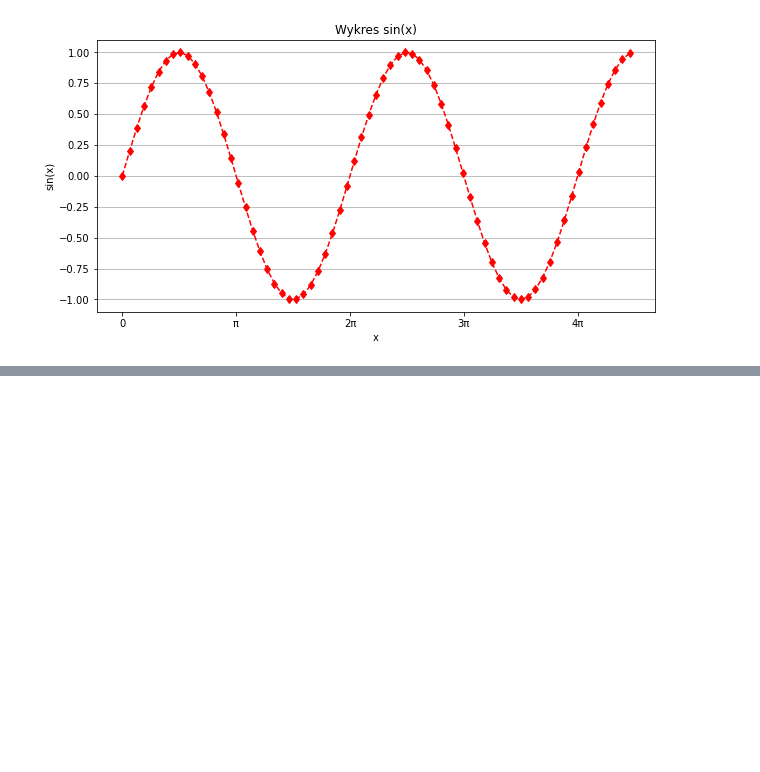
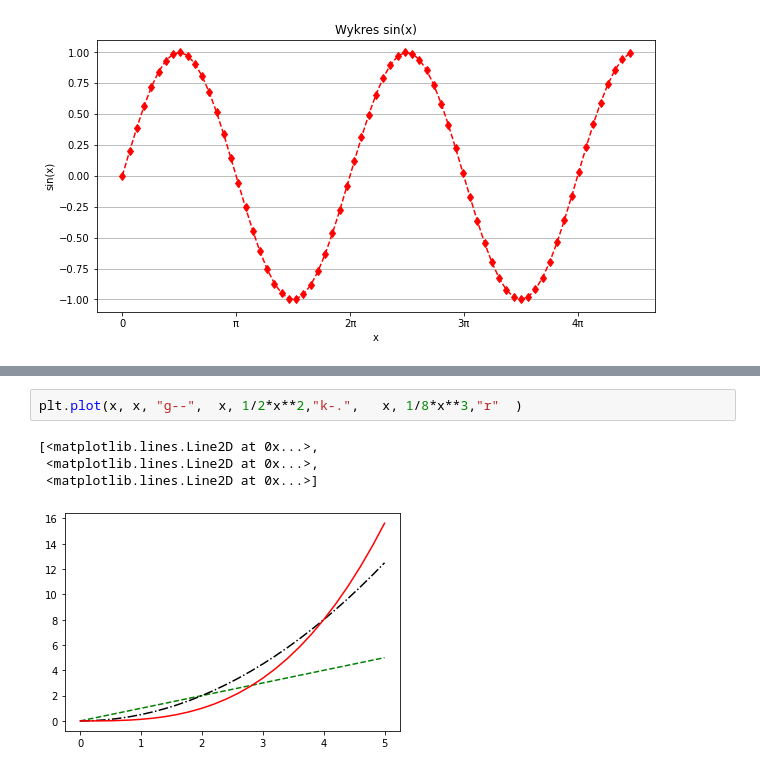
Before and after one commit to pad2012/Python2A, a Jupyter notebook: Dzien04/07-matplotlib.ipynb, the cells around one changed output, grey strips where cells are left out. Saved outputs shown, nothing was run; the diff lists cells and outputs as text; blank space fills up the shorter version.

```diff
--- a/Dzien04/07-matplotlib.ipynb
+++ b/Dzien04/07-matplotlib.ipynb
@@ -44,0 +66,7 @@ plt.show()
+# %%
+plt.plot(x, x, "g--",  x, 1/2*x**2,"k-.",   x, 1/8*x**3,"r"  )
+# %% [output]
+[<matplotlib.lines.Line2D at 0x...>,
+ <matplotlib.lines.Line2D at 0x...>,
+ <matplotlib.lines.Line2D at 0x...>]
+[figure, added]
```
Also changed, not shown: parts of 12 cells of this notebook, 2 other files.
